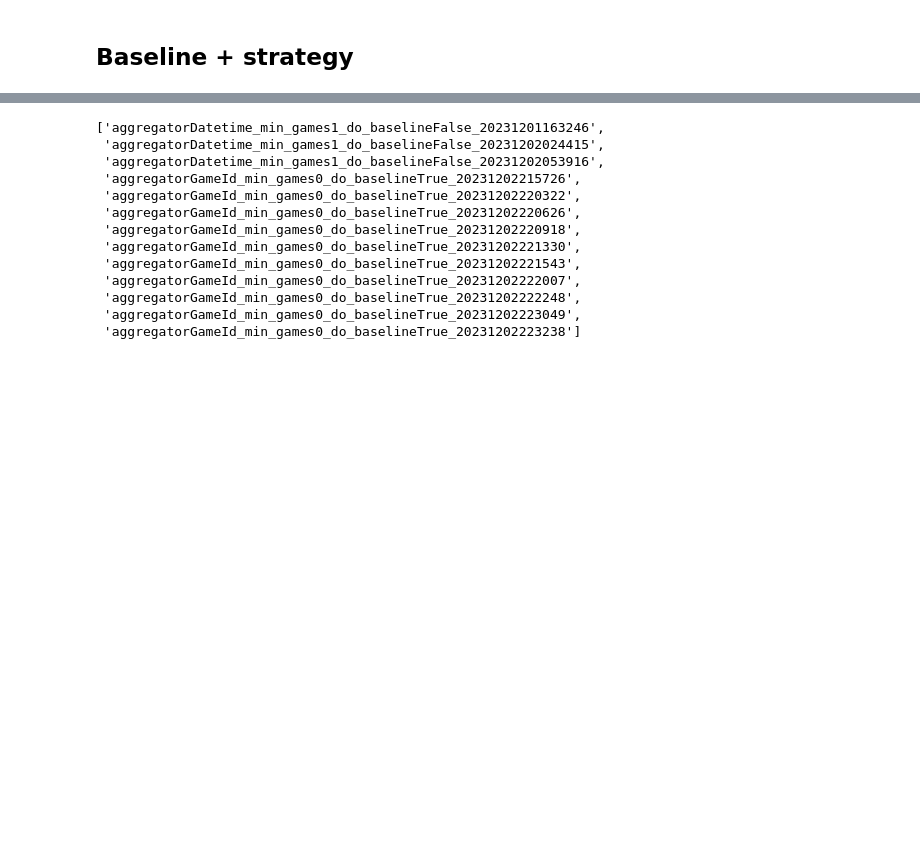
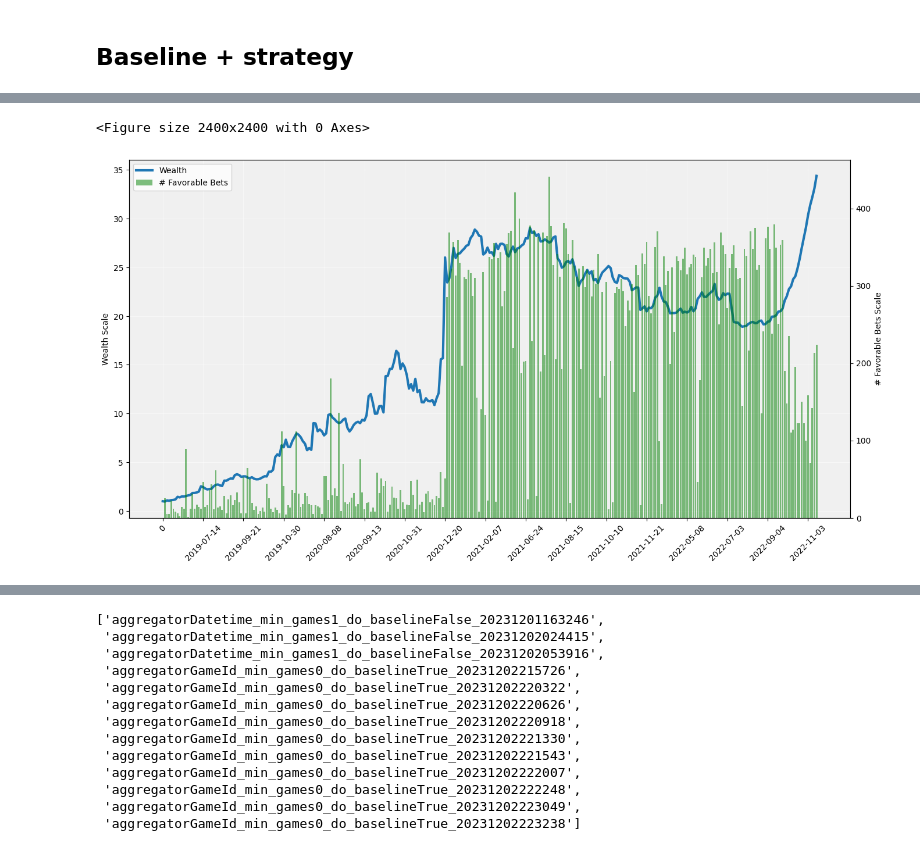
Before and after one commit to MarcosAugusto47/soccer-betting-strategy, a Jupyter notebook: notebook_plot.ipynb, the cells around one changed output, grey strips where cells are left out. Saved outputs shown, nothing was run; the diff lists cells and outputs as text; code cells hidden in the pictures; blank space fills up the shorter version.

```diff
--- a/notebook_plot.ipynb
+++ b/notebook_plot.ipynb
@@ -335,0 +461,5 @@ df_baseline2.date = pd.to_datetime(df_baseline2.date)
+# %%
+df = pd.read_csv("artefacts/botorch_aggregatorDatetime_min_games1_bookmakers10_do_baselineFalse_20240419103808/result_plot.csv")
+df = pd.read_csv("artefacts/botorch_aggregatorDatetime_min_games1_bookmakers20_do_baselineFalse_20240419122130/result_plot.csv")
+
+df
@@ -335,0 +480,53 @@ df_baseline2.date = pd.to_datetime(df_baseline2.date)
+# %%
+import matplotlib.pyplot as plt
+import pandas as pd
+import numpy as np
+
+# Assuming 'df' is your DataFrame and 'date' contains date strings
+# Example DataFrame creation if not provided
+# df = pd.DataFrame({
+#     'date': ['2021-01-01', '2021-01-02', '2021-01-03', ...],
+#     'stake': [10, 15, 20, ...],
+#     'n_favorable_bets': [2, 3, 5, ...]
+# })
+
+plt.figure(figsize=(24, 24))
+
+# Create a figure and a primary axis
+fig, ax1 = plt.subplots(figsize=(16, 8))
+
+# Set the axes background color
+ax1.set_facecolor('#f0f0f0')
+
+# First line plot on the primary y-axis
+line1, = ax1.plot(df.date, df.stake, label='Wealth', linewidth=3)
+ax1.set_ylabel('Wealth Scale')
+ax1.tick_params(axis='y')
+
+# Manually setting x-ticks
+# Assuming you want to set ticks at every nth point for clarity, with n determined by your data size
+n = max(1, len(df) // 16)  # Adjust n as necessary based on your data size
+selected_ticks = df['date'][::n]  # Select every nth date for ticks
+ax1.set_xticks(selected_ticks)
+ax1.set_xticklabels(selected_ticks, rotation=45)  # Rotate labels to prevent overlap
+
+# Setting a simple white grid aligned with the primary y-axis
+ax1.grid(True, color='white', linestyle='-', linewidth=0.5, alpha=0.7)  # White grid lines
+
+# Create a secondary y-axis for the second line plot
+ax2 = ax1.twinx()
+bars = ax2.bar(df.date, df.n_favorable_bets, color='g', label='# Favorable Bets', width=.8, alpha=0.5)  # White bars with some transparency
+ax2.set_ylabel('# Favorable Bets Scale')
+ax2.tick_params(axis='y')
+
+# Add legends and title
+#plt.title('Dual Y-Axis Line Plots with String Dates')
+lines = [line1, bars]
+labels = [l.get_label() for l in lines]
+plt.legend(lines, labels, loc='upper left')
+
+# Show the plot
+plt.show()
+# %% [output]
+<Figure size 2400x2400 with 0 Axes>
+[figure, added]
```
Also changed, not shown: parts of 10 cells of this notebook, 1 other file.
